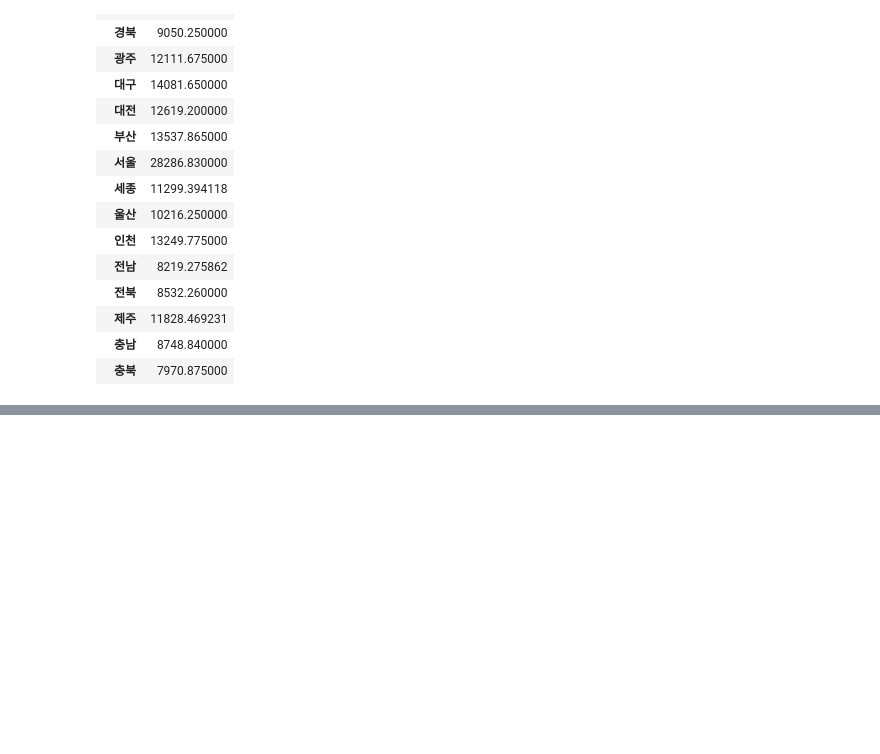
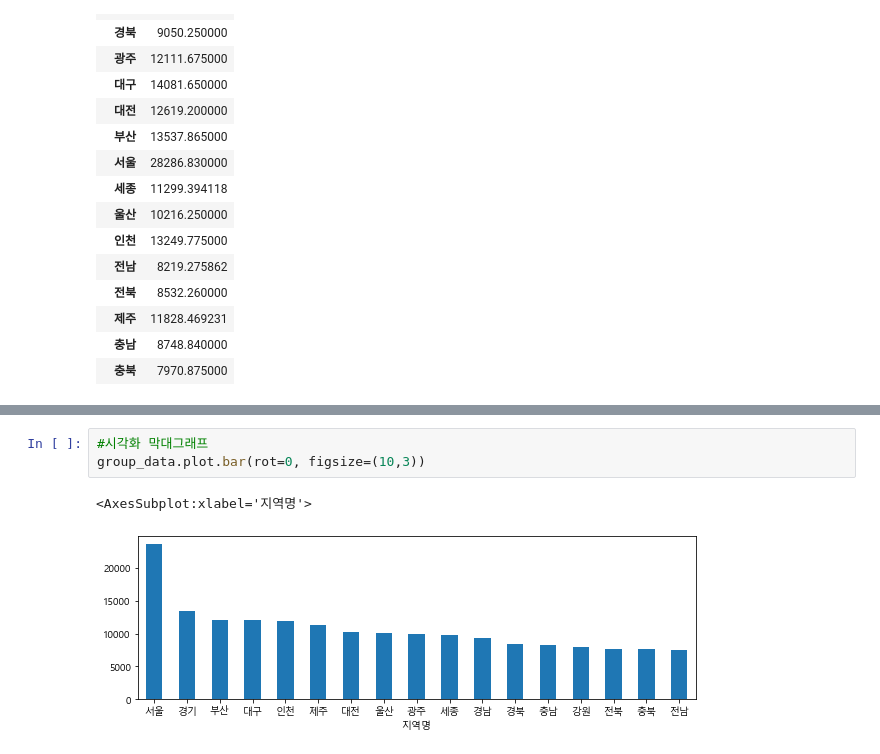
Before and after one commit to shiningstar1007/DataScience, a Jupyter notebook: 공공데이터/notebook/공공데이터_분석.ipynb, the cells around one changed output, grey strips where cells are left out. Cells and saved outputs as stored; diff of their text form; blank space fills up the shorter version.

```diff
--- a/공공데이터/notebook/공공데이터_분석.ipynb
+++ b/공공데이터/notebook/공공데이터_분석.ipynb
@@ -362,0 +373,6 @@ data.loc[2019]
+# %%
+#시각화 막대그래프
+group_data.plot.bar(rot=0, figsize=(10,3))
+# %% [output]
+<AxesSubplot:xlabel='지역명'>
+[figure, added]
```
Also changed, not shown: parts of 56 cells of this notebook.
